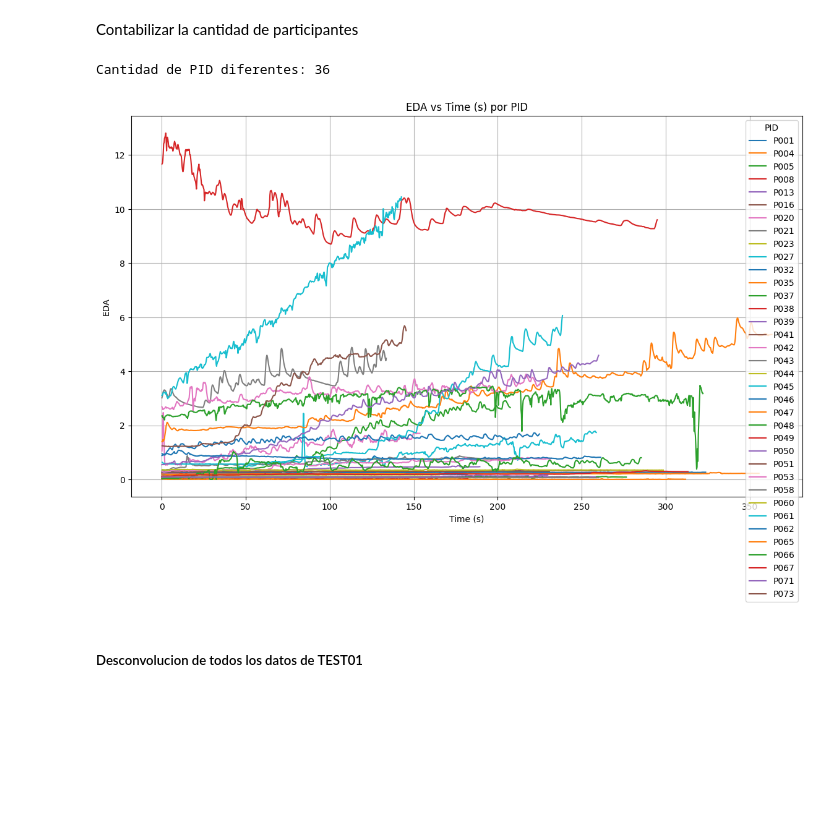
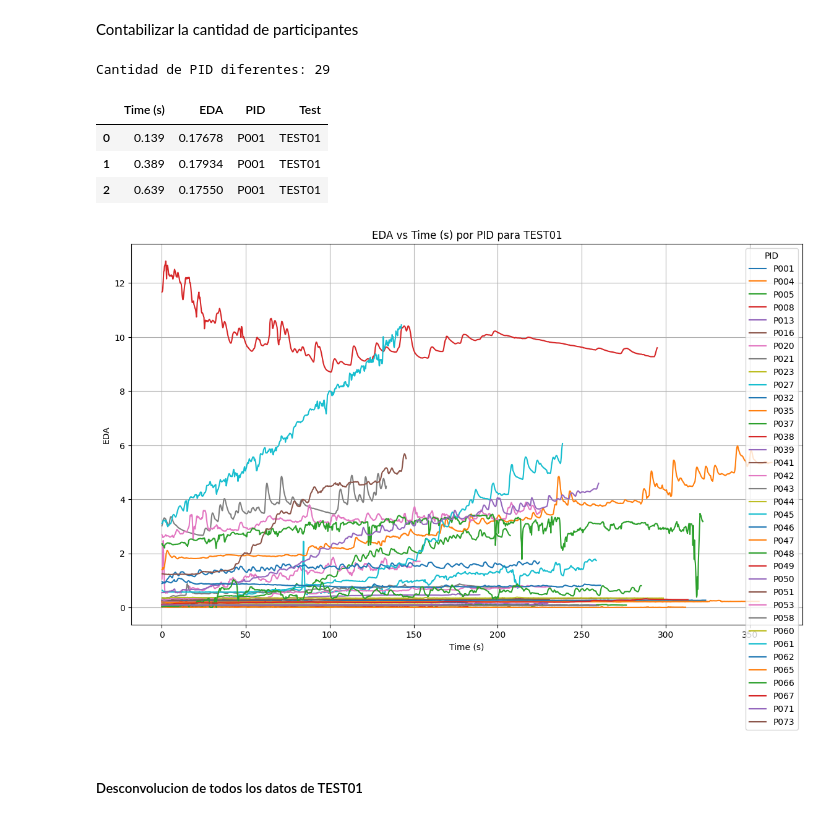
Before and after one commit to BenjaminGonzalezF/Stress-Recognition-from-Electrodermal-Activity, a Jupyter notebook: StressRecognition.ipynb, the cells around one changed output. Cells and saved outputs as stored; diff of their text form; code cells hidden in the pictures; blank space fills up the shorter version.

Commit message:
Cargar los datos durante actividad estresante de todas los participantes
- Se cargan los datos de la EDA en el periodo que hablan en público (EDA_PPT).
- Se crean ventanas de 30 segundos.

```diff
--- a/StressRecognition.ipynb
+++ b/StressRecognition.ipynb
@@ -301,0 +279,26 @@ df_test01_EDA_PPT.head()
+# %%
+import os
+
+# Lista de carpetas de prueba
+test_folders = [f'TEST0{i}' for i in range(1, 9)]
+
+# Lista para almacenar los DataFrames de cada prueba
+df_list = []
+
+for test_folder in test_folders:
+    # Cargar los datos de los participantes
+    pid_participants = pd.read_csv(f'{test_folder}/participant_id.csv')
+
+    for pid in pid_participants["PID"]:
+        file_path = f'{test_folder}/E4/{pid}/EDA_PPT.csv'
+        if os.path.exists(file_path):
+            df_pid = pd.read_csv(file_path)
+            df_pid['PID'] = pid  # Añadir una columna para identificar el PID
+            df_pid['Test'] = test_folder  # Añadir una columna para identificar la prueba
+            df_list.append(df_pid)
+
+# Concatenar todos los DataFrames en uno solo
+df_all_tests_EDA_PPT = pd.concat(df_list, ignore_index=True)
+
+# Mostrar las primeras filas del DataFrame combinado para verificar la carga
+df_all_tests_EDA_PPT.head()
@@ -304,30 +314,38 @@ Contabilizar la cantidad de participantes
 # %%
 unique_pid_count = pid_participants['PID'].nunique()
 print(f"Cantidad de PID diferentes: {unique_pid_count}")
+df_all_tests_EDA_PPT.head(3)
 # %% [output]
-Cantidad de PID diferentes: 36
+Cantidad de PID diferentes: 29
+|  | Time (s) | EDA | PID | Test |
+| 0 | 0.139 | 0.17678 | P001 | TEST01 |
+| 1 | 0.389 | 0.17934 | P001 | TEST01 |
+| 2 | 0.639 | 0.17550 | P001 | TEST01 |
 # %%
 import matplotlib.pyplot as plt
 
-# Graficar EDA vs Time (s) por PID
+# Filtrar los datos para incluir solo TEST01
+df_test01_EDA_PPT = df_all_tests_EDA_PPT[df_all_tests_EDA_PPT['Test'] == 'TEST01']
+
+# Graficar EDA vs Time (s) por PID para TEST01
 plt.figure(figsize=(14, 8))
 
-# Obtener los PIDs únicos
-unique_pids = df_test01_EDA_PPT['PID'].unique()
+# Obtener los PIDs únicos para TEST01
+unique_pids_test01 = df_test01_EDA_PPT['PID'].unique()
 
 # Graficar cada PID con un color diferente
-for pid in unique_pids:
+for pid in unique_pids_test01:
     df_pid = df_test01_EDA_PPT[df_test01_EDA_PPT['PID'] == pid]
     plt.plot(df_pid['Time (s)'], df_pid['EDA'], label=pid)
 
 plt.xlabel('Time (s)')
 plt.ylabel('EDA')
-plt.title('EDA vs Time (s) por PID')
+plt.title('EDA vs Time (s) por PID para TEST01')
 plt.legend(title='PID')
 plt.grid(True)
 plt.show()
 # %% [output]
-[figure, old version]
+[figure, new version]
 # %% [markdown]
 ##### Desconvolucion de todos los datos de TEST01
 # %%
```
Also changed, not shown: parts of 8 cells of this notebook.
